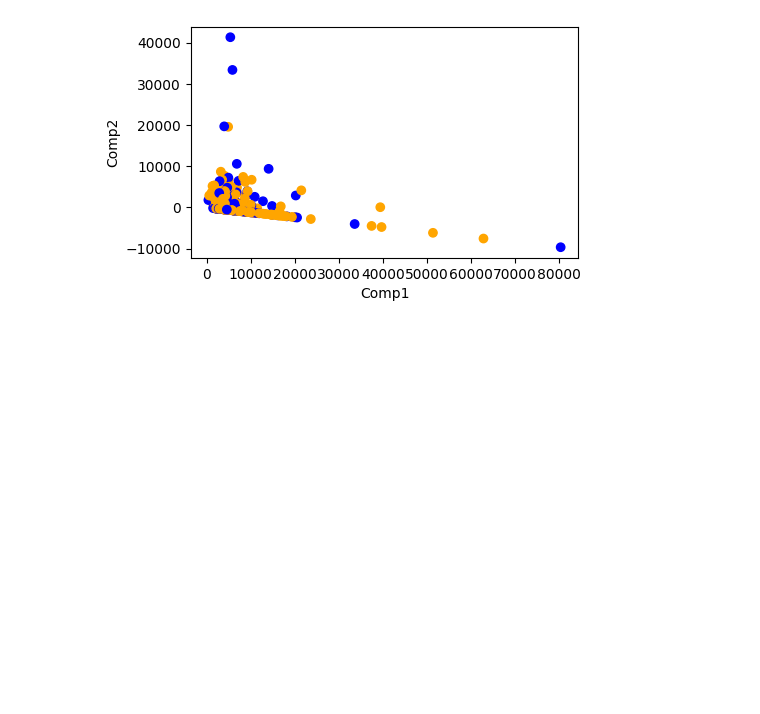
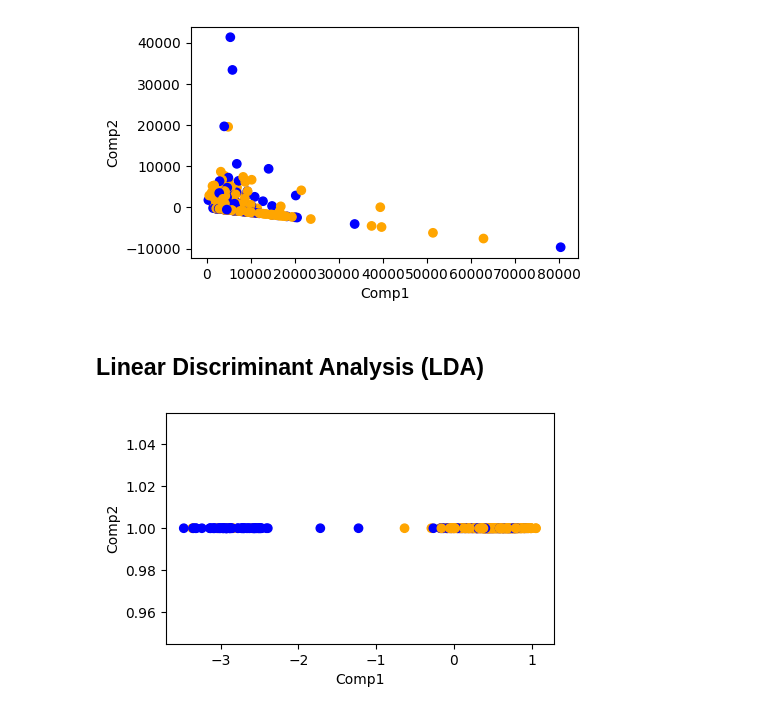
Before and after one commit to VaheC/ThinkingDS, a Jupyter notebook: ch2_dim_reduction.ipynb, the cells around one changed output. Drawn from its saved outputs; the diff is of its cells as text; code cells hidden in the pictures; blank space fills up the shorter version.

```diff
--- a/ch2_dim_reduction.ipynb
+++ b/ch2_dim_reduction.ipynb
@@ -595,3 +596,19 @@ plt.ylabel('Comp2')
 plt.show()
 # %% [output]
 [figure]
+# %% [markdown]
+## Linear Discriminant Analysis (LDA)
+# %%
+lda = LinearDiscriminantAnalysis(n_components=1)
+
+lda.fit(X, y)
+
+X_lda = lda.transform(X)
+
+fig = plt.figure(figsize=(5, 3))
+plt.scatter(X_lda, np.ones(len(X_lda)), c=train_df['Loan_Status'].map({'Y': 'orange', 'N': 'blue'}))
+plt.xlabel('Comp1')
+plt.ylabel('Comp2')
+plt.show()
+# %% [output]
+[figure, added]
```
Also changed, not shown: parts of 1 cell of this notebook.
